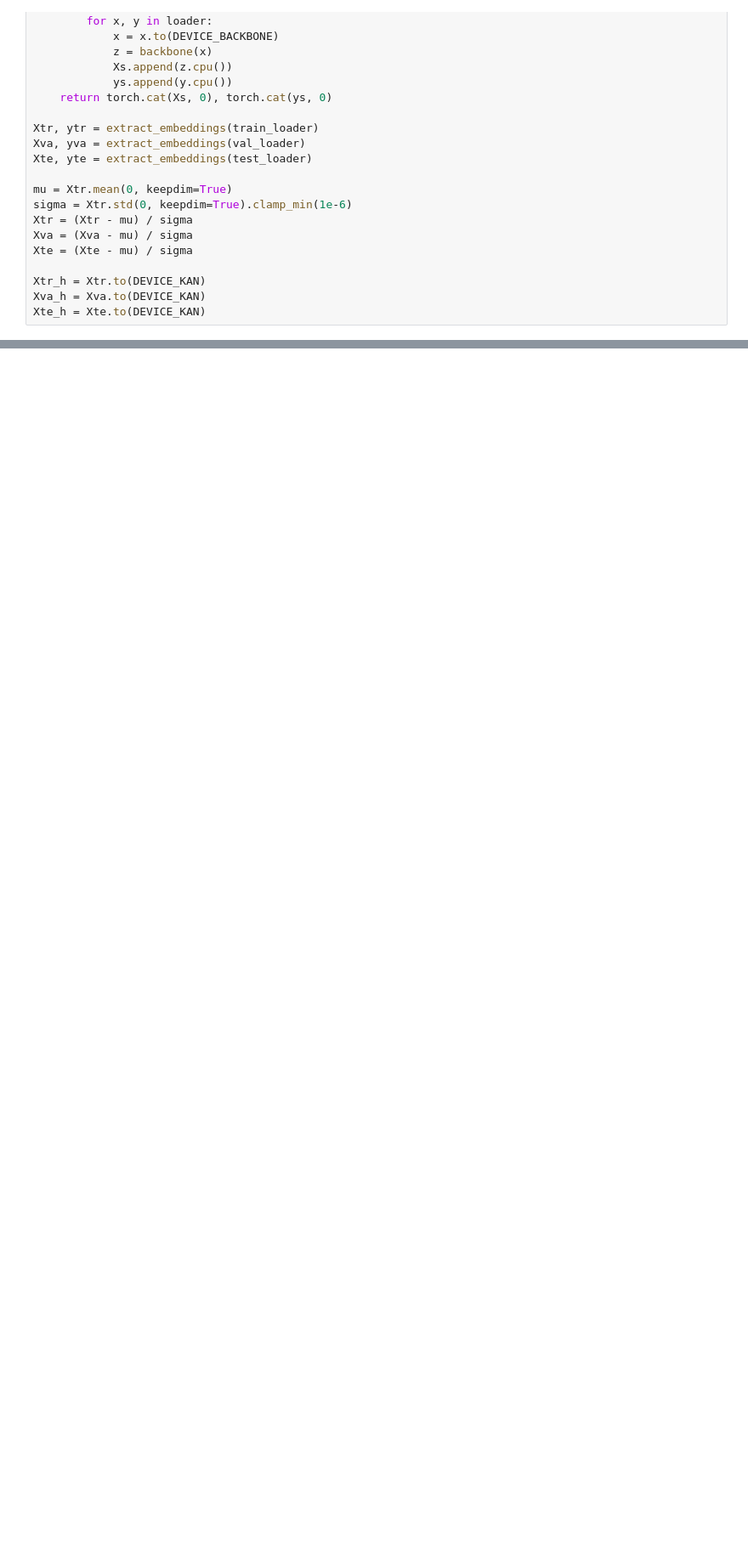
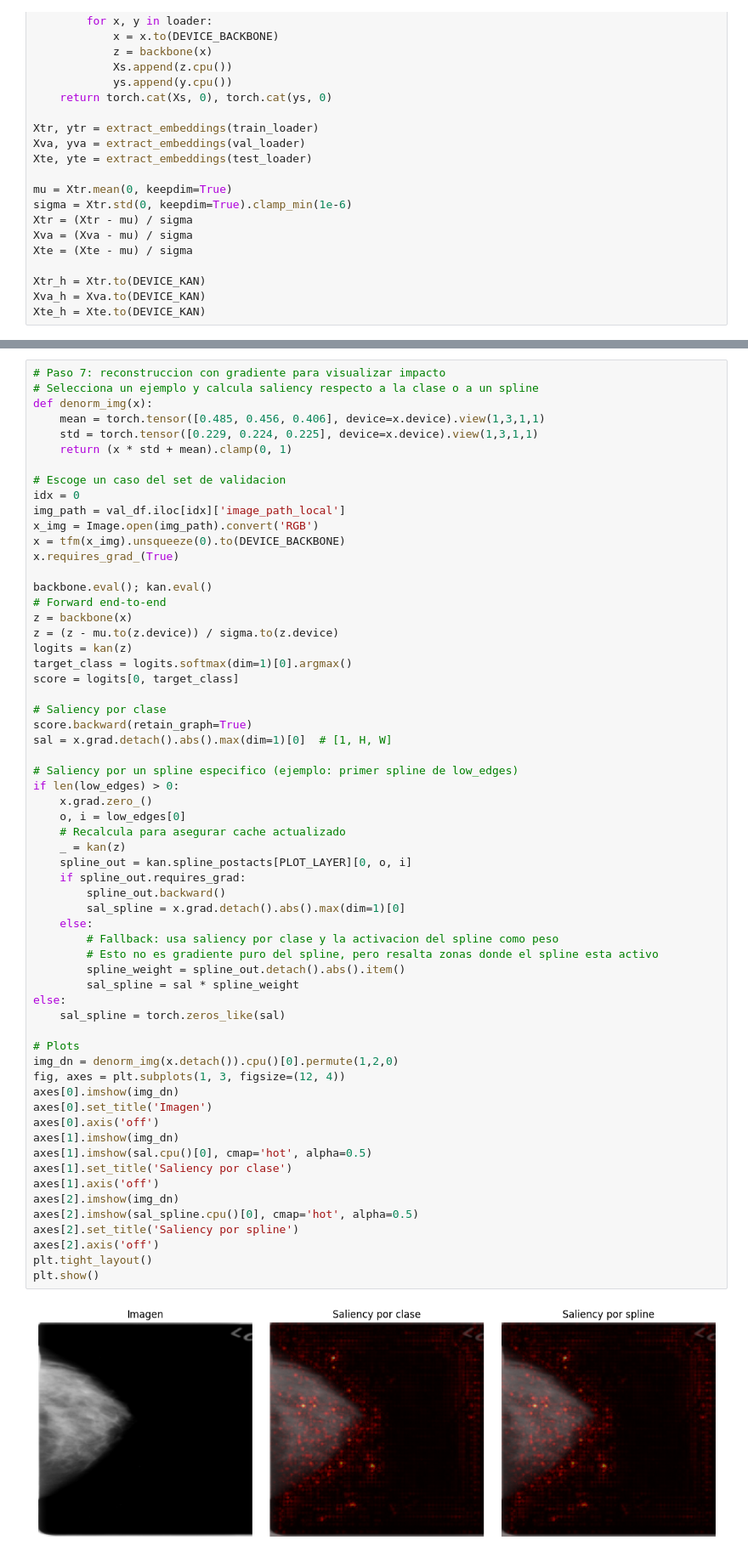
Before and after one commit to Santcarre/Pruebas-KAN, a Jupyter notebook: notebooks/06_resnet18_kan_interpretability.ipynb, the cells around one changed output, grey strips where cells are left out. Shown at 85% size. Drawn from its saved outputs; the diff is of its cells as text; blank space fills up the shorter version.

```diff
--- a/notebooks/06_resnet18_kan_interpretability.ipynb
+++ b/notebooks/06_resnet18_kan_interpretability.ipynb
@@ -177,2 +325,65 @@ KAN output std: 1.4445221424102783
+# %%
+# Paso 7: reconstruccion con gradiente para visualizar impacto
+# Selecciona un ejemplo y calcula saliency respecto a la clase o a un spline
+def denorm_img(x):
+    mean = torch.tensor([0.485, 0.456, 0.406], device=x.device).view(1,3,1,1)
+    std = torch.tensor([0.229, 0.224, 0.225], device=x.device).view(1,3,1,1)
+    return (x * std + mean).clamp(0, 1)
+
+# Escoge un caso del set de validacion
+idx = 0
+img_path = val_df.iloc[idx]['image_path_local']
+x_img = Image.open(img_path).convert('RGB')
+x = tfm(x_img).unsqueeze(0).to(DEVICE_BACKBONE)
+x.requires_grad_(True)
+
+backbone.eval(); kan.eval()
+# Forward end-to-end
+z = backbone(x)
+z = (z - mu.to(z.device)) / sigma.to(z.device)
+logits = kan(z)
+target_class = logits.softmax(dim=1)[0].argmax()
+score = logits[0, target_class]
+
+# Saliency por clase
+score.backward(retain_graph=True)
+sal = x.grad.detach().abs().max(dim=1)[0]  # [1, H, W]
+
+# Saliency por un spline especifico (ejemplo: primer spline de low_edges)
+if len(low_edges) > 0:
+    x.grad.zero_()
+    o, i = low_edges[0]
+    # Recalcula para asegurar cache actualizado
+    _ = kan(z)
+    spline_out = kan.spline_postacts[PLOT_LAYER][0, o, i]
+    if spline_out.requires_grad:
+        spline_out.backward()
+        sal_spline = x.grad.detach().abs().max(dim=1)[0]
+    else:
+        # Fallback: usa saliency por clase y la activacion del spline como peso
+        # Esto no es gradiente puro del spline, pero resalta zonas donde el spline esta activo
+        spline_weight = spline_out.detach().abs().item()
+        sal_spline = sal * spline_weight
+else:
+    sal_spline = torch.zeros_like(sal)
+
+# Plots
+img_dn = denorm_img(x.detach()).cpu()[0].permute(1,2,0)
+fig, axes = plt.subplots(1, 3, figsize=(12, 4))
+axes[0].imshow(img_dn)
+axes[0].set_title('Imagen')
+axes[0].axis('off')
+axes[1].imshow(img_dn)
+axes[1].imshow(sal.cpu()[0], cmap='hot', alpha=0.5)
+axes[1].set_title('Saliency por clase')
+axes[1].axis('off')
+axes[2].imshow(img_dn)
+axes[2].imshow(sal_spline.cpu()[0], cmap='hot', alpha=0.5)
+axes[2].set_title('Saliency por spline')
+axes[2].axis('off')
+plt.tight_layout()
+plt.show()
+# %% [output]
+[figure, added]
 # %%
 # Plot del KAN (opcional)
```
Also changed, not shown: parts of 9 cells of this notebook, 7 other files.
